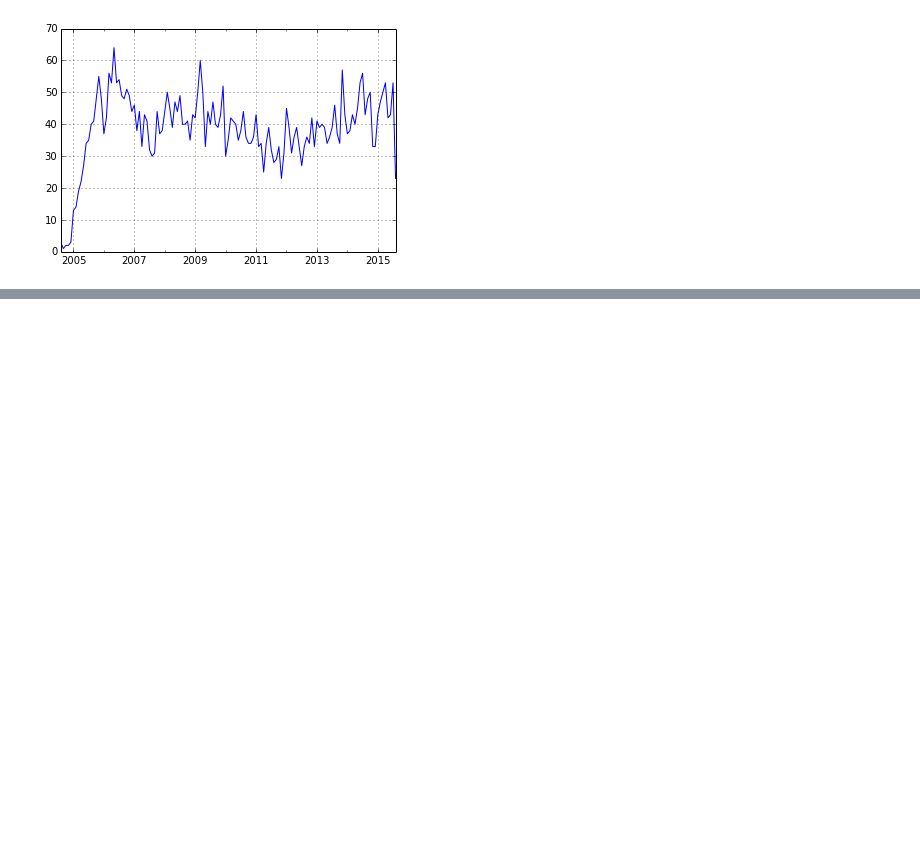
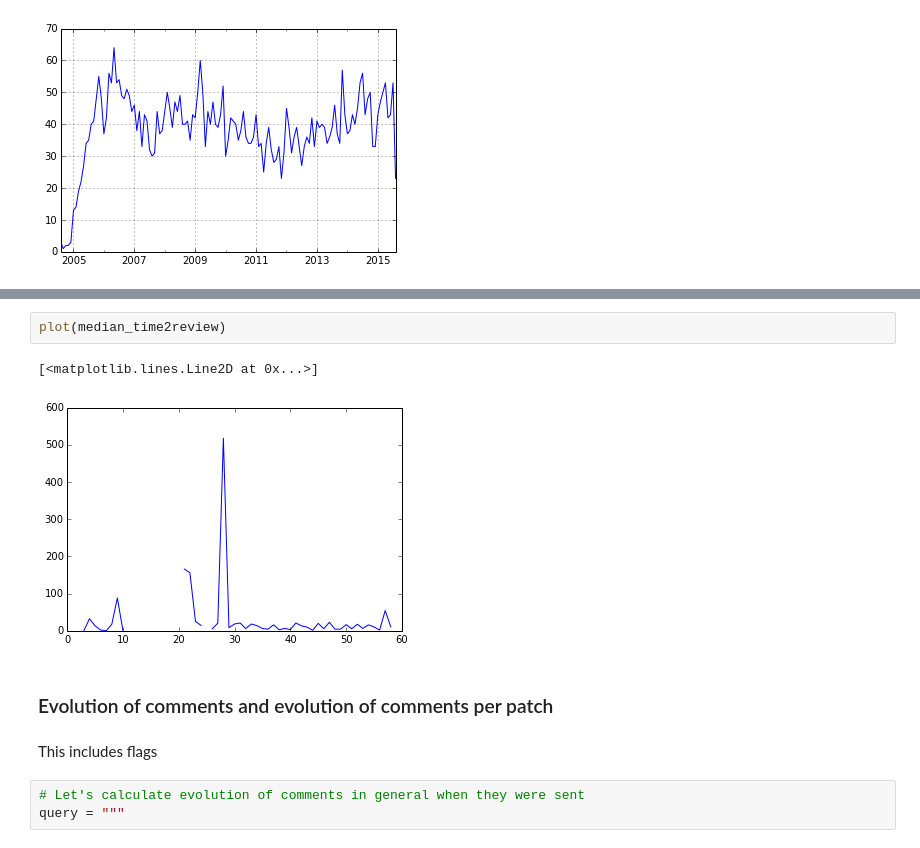
Before and after one commit to dicortazar/ipython-notebooks, a Jupyter notebook: projects/xen-analysis/Xen-analysis.ipynb, the cells around one changed output, grey strips where cells are left out. Drawn from its saved outputs; the diff is of its cells as text; blank space fills up the shorter version.

```diff
--- a/projects/xen-analysis/Xen-analysis.ipynb
+++ b/projects/xen-analysis/Xen-analysis.ipynb
@@ -157,0 +239,12 @@ patchserie_submittersTS.plot()
+# %%
+plot(median_time2review)
+# %% [output]
+[<matplotlib.lines.Line2D at 0x...>]
+[figure, added]
+# %% [markdown]
+### Evolution of comments and evolution of comments per patch
+# %% [markdown]
+This includes flags
+# %%
+# Let's calculate evolution of comments in general when they were sent
+query = """
```
Also changed, not shown: parts of 16 cells of this notebook.
